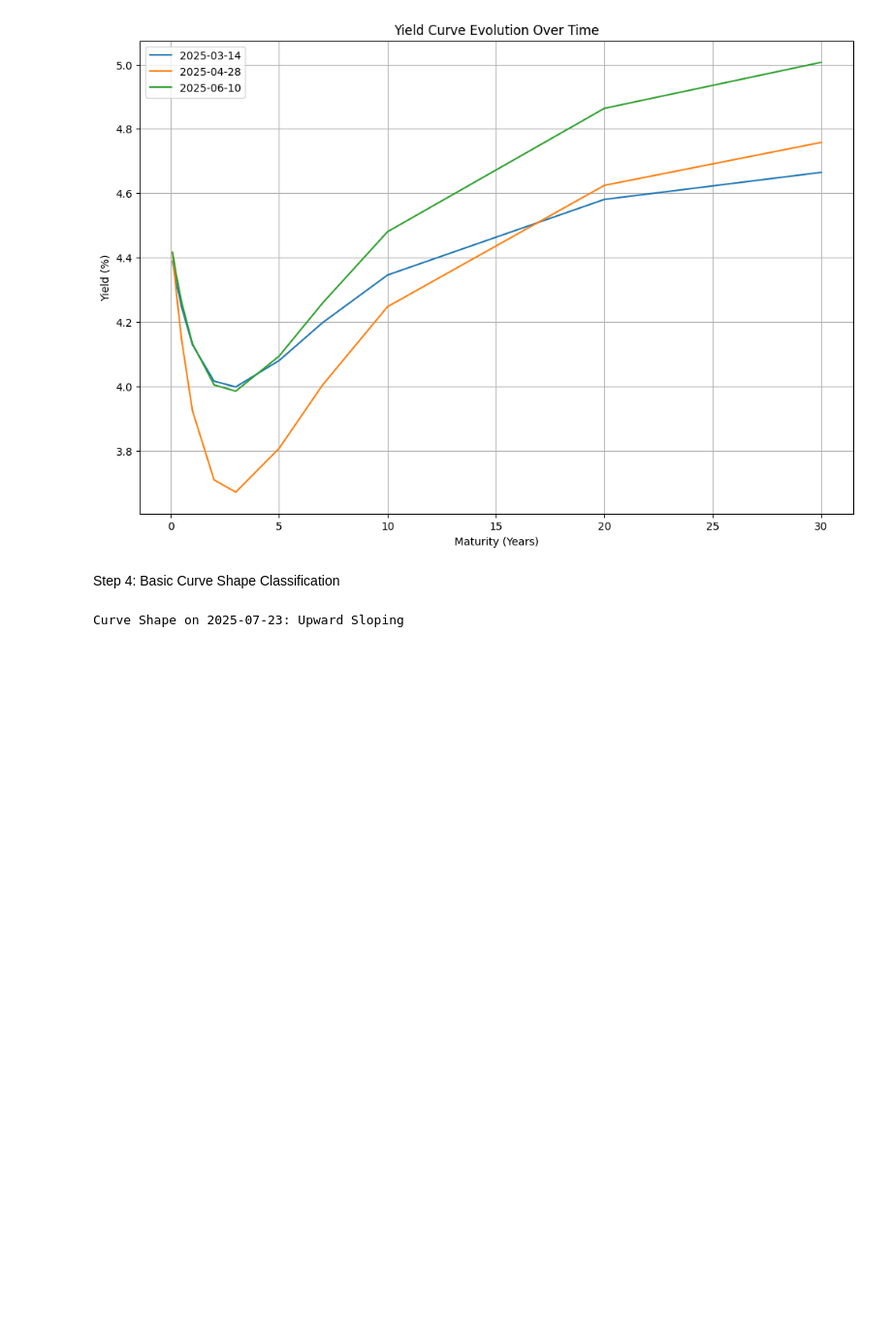
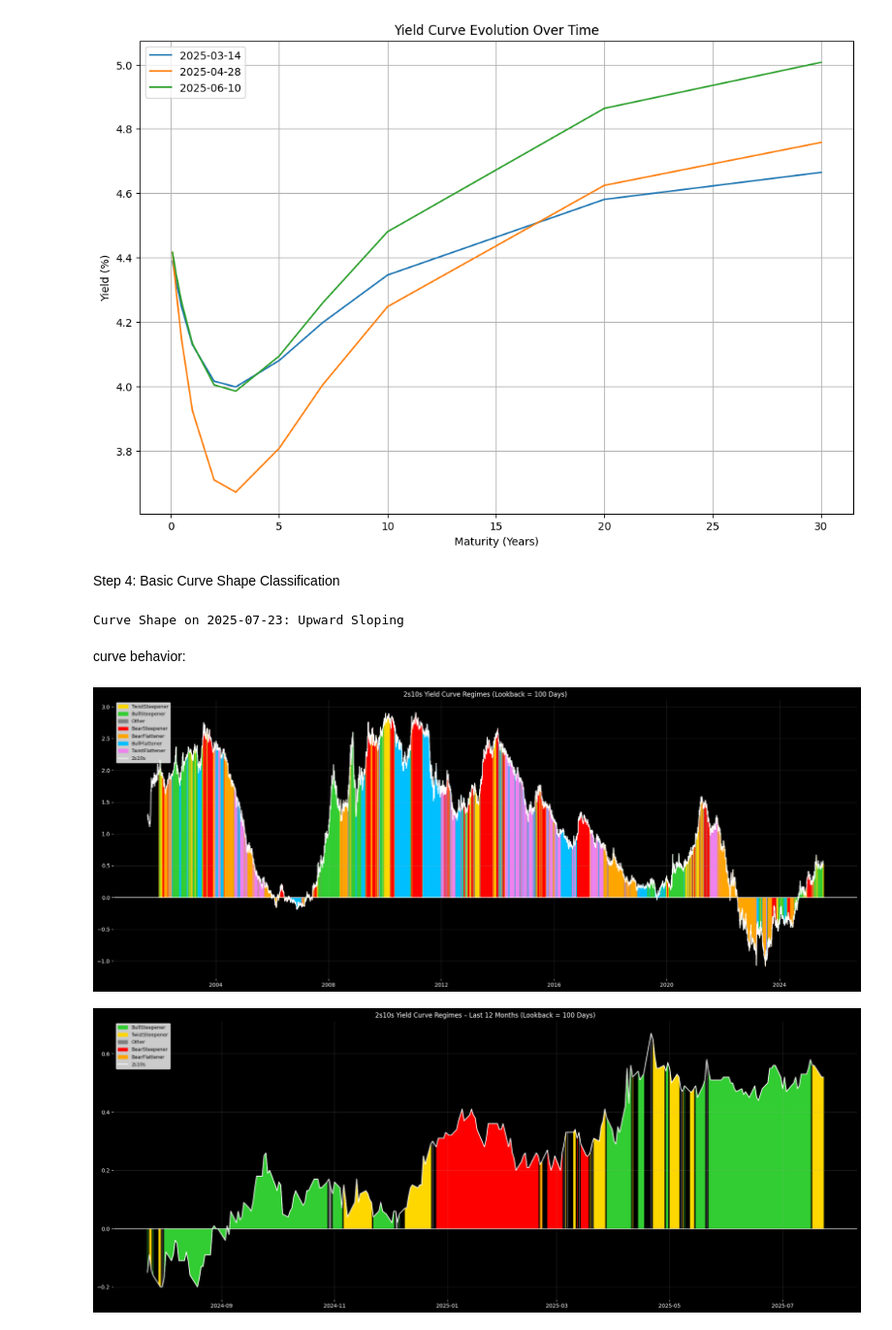
Before and after one commit to MarcoNerii/Yield-curve, a Jupyter notebook: main.ipynb, the cells around one changed output. Shown at 97% size. Saved outputs shown, nothing was run; the diff lists cells and outputs as text; code cells hidden in the pictures; blank space fills up the shorter version.

```diff
--- a/main.ipynb
+++ b/main.ipynb
@@ -111,3 +111,14 @@ shape = classify_curve(observed_yields)
 print(f"Curve Shape on {date.date()}: {shape}")
 # %% [output]
 Curve Shape on 2025-07-23: Upward Sloping
+# %% [markdown]
+curve behavior:
+# %%
+# Get 10-year and 2-year treasury yields
+y10 = yield_data['10Y']
+y2 = yield_data['2Y']
+
+# Combine into a single DataFrame
+df = pd.DataFrame({'10Y': y10, '2Y': y2})
+df.dropna(inplace=True)
+df['2s10s'] = df['10Y'] - df['2Y']
@@ -113,0 +187,13 @@ Curve Shape on 2025-07-23: Upward Sloping
+# %%
+# === RUN PIPELINE ===
+lookback_days = 100
+
+df_classified = classify_curve_regime(df, lookback=lookback_days)
+plot_curve(df_classified, f"2s10s Yield Curve Regimes (Lookback = {lookback_days} Days)")
+
+# Plot last 12 months
+df_last12 = df_classified[df_classified.index >= (df_classified.index.max() - pd.DateOffset(months=12))].copy()
+plot_curve(df_last12, f"2s10s Yield Curve Regimes – Last 12 Months (Lookback = {lookback_days} Days)")
+# %% [output]
+[figure, added]
+[figure, added]
```
Also changed, not shown: parts of 5 cells of this notebook.
